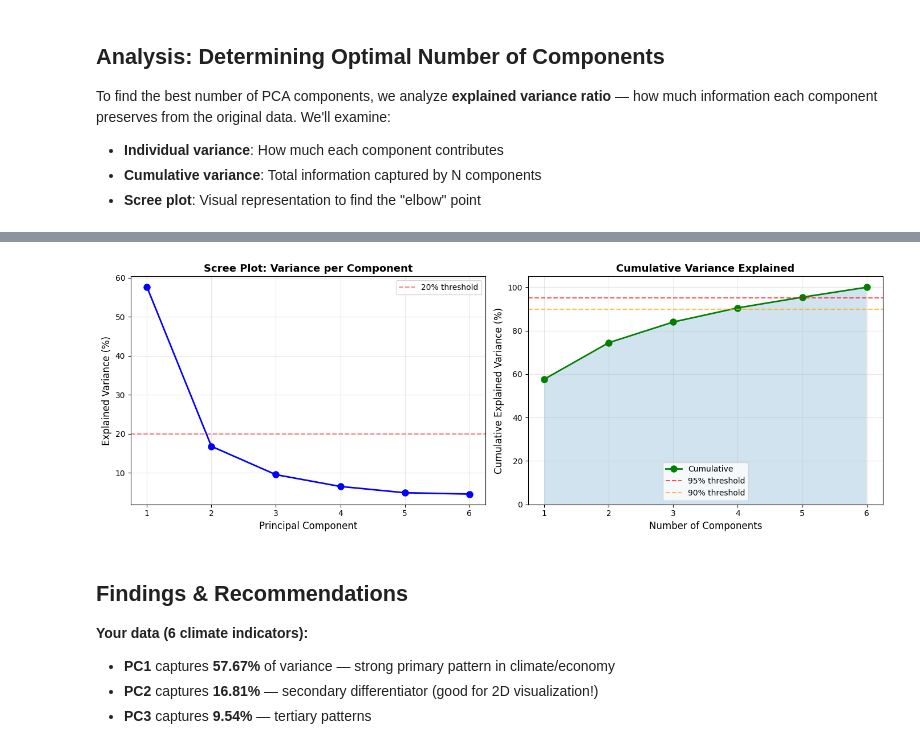
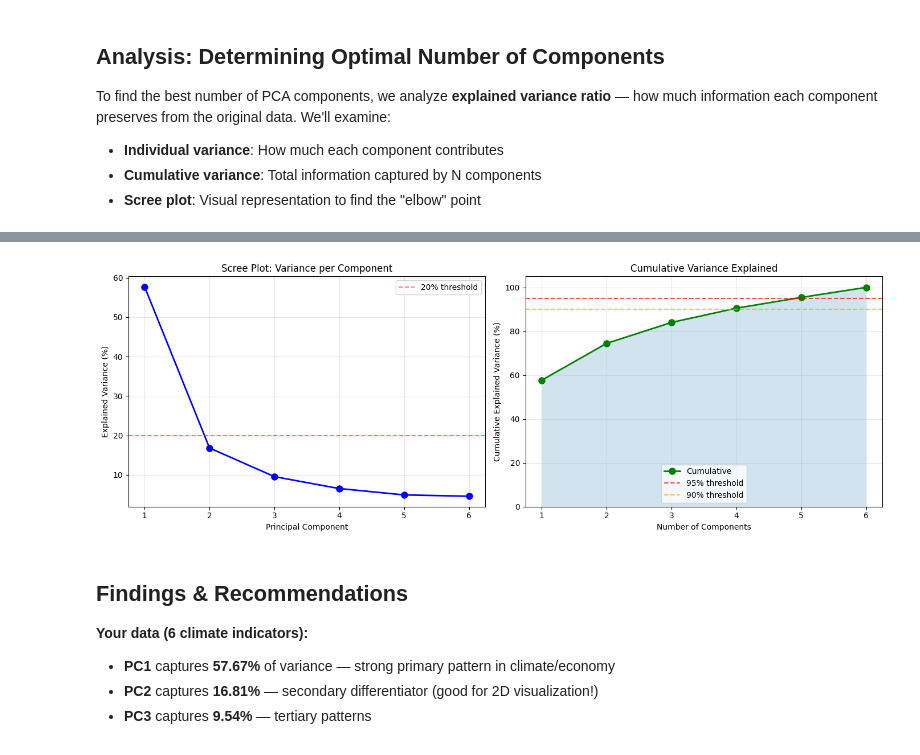
Before and after one commit to iamhaingo/migration-estimation, a Jupyter notebook: src/data/world_embedding.ipynb, the cells around one changed output, grey strips where cells are left out. Drawn from its saved outputs; the diff is of its cells as text; code cells hidden in the pictures.

```diff
--- a/src/data/world_embedding.ipynb
+++ b/src/data/world_embedding.ipynb
@@ -257,39 +216,30 @@ Variance explained by each component:
   80% variance: 3 component(s)
 ============================================================
 # %%
-# Visualize explained variance with scree plot
-fig, axes = plt.subplots(1, 2, figsize=(14, 5))
+components = np.arange(1, len(explained_variance) + 1)
+fig, (ax1, ax2) = plt.subplots(1, 2, figsize=(14, 5))
 
-# Scree plot (individual variance)
-ax1 = axes[0]
-components = np.arange(1, len(explained_variance) + 1)
-ax1.plot(components, explained_variance * 100, 'bo-', linewidth=2, markersize=8)
-ax1.axhline(y=20, color='r', linestyle='--', alpha=0.5, label='20% threshold')
-ax1.set_xlabel("Principal Component", fontsize=12)
-ax1.set_ylabel("Explained Variance (%)", fontsize=12)
-ax1.set_title("Scree Plot: Variance per Component", fontsize=13, fontweight='bold')
-ax1.grid(True, alpha=0.3)
+ax1.plot(components, explained_variance * 100, "bo-", linewidth=2, markersize=8)
+ax1.axhline(20, color="r", linestyle="--", alpha=0.5, label="20% threshold")
+ax1.set(title="Scree Plot: Variance per Component", xlabel="Principal Component", ylabel="Explained Variance (%)")
 ax1.set_xticks(components)
+ax1.grid(alpha=0.3)
 ax1.legend()
 
-# Cumulative variance plot
-ax2 = axes[1]
-ax2.plot(components, cumulative_variance * 100, 'go-', linewidth=2, markersize=8, label='Cumulative')
-ax2.axhline(y=95, color='r', linestyle='--', alpha=0.7, label='95% threshold')
-ax2.axhline(y=90, color='orange', linestyle='--', alpha=0.7, label='90% threshold')
-ax2.fill_between(components, 0, cumulative_variance * 100, alpha=0.2)
-ax2.set_xlabel("Number of Components", fontsize=12)
-ax2.set_ylabel("Cumulative Explained Variance (%)", fontsize=12)
-ax2.set_title("Cumulative Variance Explained", fontsize=13, fontweight='bold')
-ax2.grid(True, alpha=0.3)
+ax2.plot(components, cumulative_variance * 100, "go-", linewidth=2, markersize=8, label="Cumulative")
+ax2.axhline(95, color="r", linestyle="--", alpha=0.7, label="95% threshold")
+ax2.axhline(90, color="orange", linestyle="--", alpha=0.7, label="90% threshold")
+ax2.fill_between(components, cumulative_variance * 100, alpha=0.2)
+ax2.set(title="Cumulative Variance Explained", xlabel="Number of Components", ylabel="Cumulative Explained Variance (%)")
 ax2.set_xticks(components)
-ax2.set_ylim([0, 105])
+ax2.set_ylim(0, 105)
+ax2.grid(alpha=0.3)
 ax2.legend()
 
 plt.tight_layout()
 plt.show()
 # %% [output]
-[figure, old version]
+[figure, new version]
 # %% [markdown]
 ## Findings & Recommendations
 
```
Also changed, not shown: parts of 6 cells of this notebook, 3 other files.
